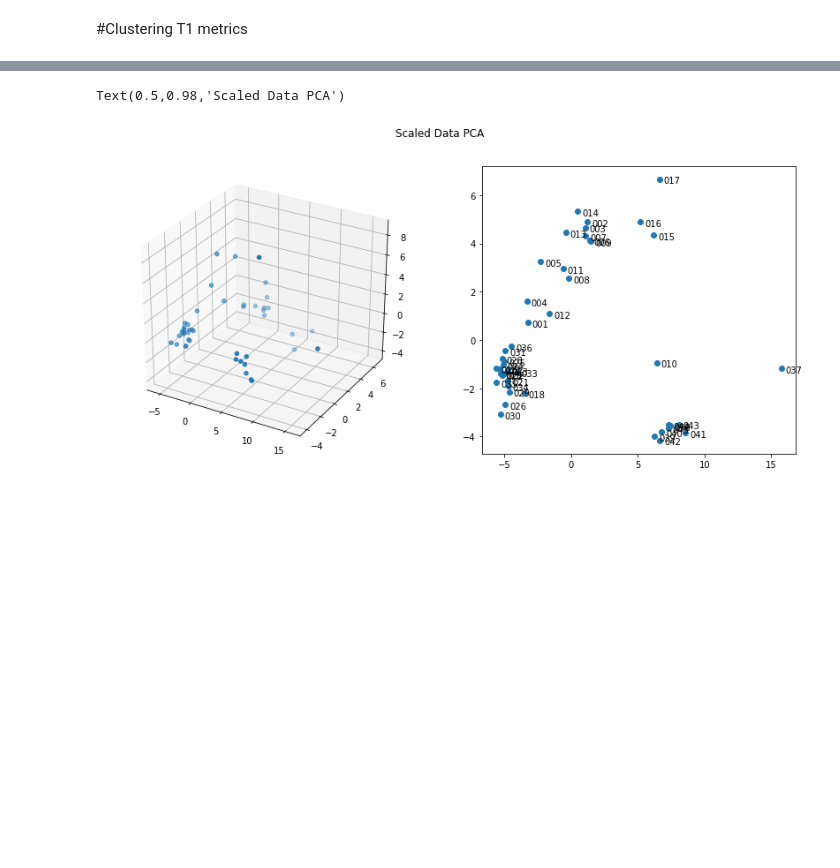
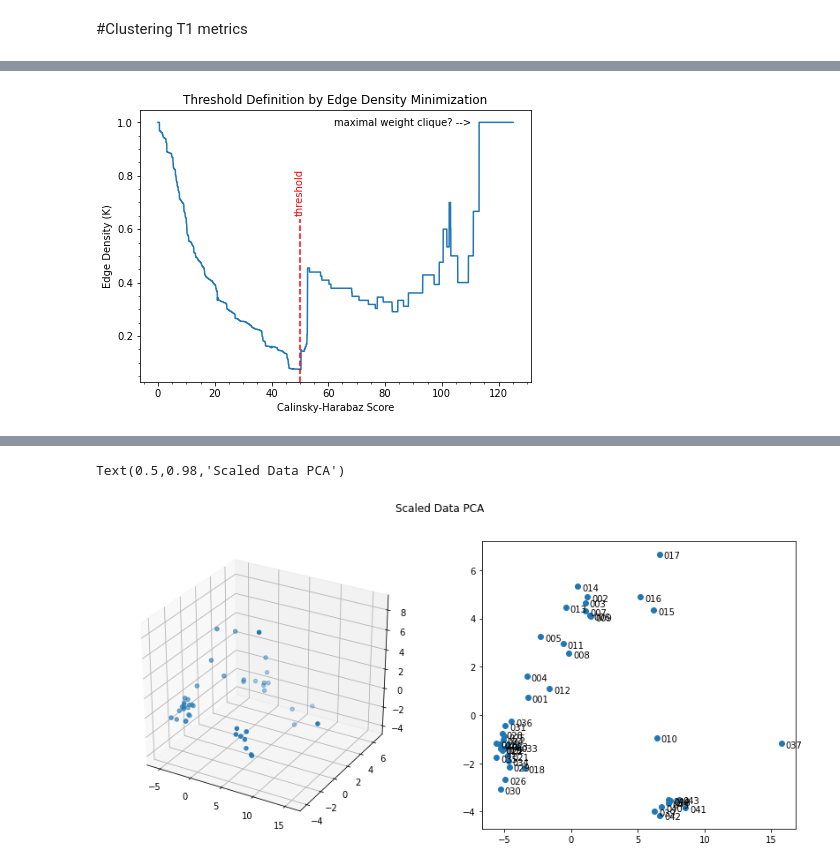
Before and after one commit to FMendezSlc/PREMCAS_COLAB, a Jupyter notebook: Classification_task.ipynb, the cells around one changed output, grey strips where cells are left out. Cells and saved outputs as stored; diff of their text form; code cells hidden in the pictures; blank space fills up the shorter version.

```diff
--- a/Classification_task.ipynb
+++ b/Classification_task.ipynb
@@ -69,0 +181,30 @@ denNorm_fig.savefig('C:\\Users\\FELIPE\\Documents\\PREEMACS\\std_data_dendrogram
+# %%
+# Threshold detection by minimizing edge density
+p_ch = []
+for ii in np.arange(0.0, max(CH_df.max()), 0.01):
+    wk_df = CH_df[CH_df > ii].dropna(axis = 0, how = 'all')
+    wk_df = wk_df[wk_df > ii].dropna(axis = 1, how = 'all')
+    n = wk_df.shape[0]
+    max_ed = (n*(n-1))
+    wk_sum = wk_df.notnull().sum().sum()
+    wk_p = wk_sum / max_ed
+    p_ch.append(wk_p)
+# %%
+# Get the values of the vector
+k = np.array(p_ch)
+chs_vec = np.arange(0.0, max(CH_df.max()), 0.01)
+k_min = np.argmin(k)
+thd = chs_vec[k_min] # threshold value
+# %%
+th_fig = plt.figure(figsize=(7,5))
+ax = th_fig.add_subplot()
+plt.plot(np.arange(0.0, max(CH_df.max()), 0.01), p_ch)
+plt.title('Threshold Definition by Edge Density Minimization')
+plt.xlabel('Calinsky-Harabaz Score')
+plt.ylabel('Edge Density (K)')
+plt.axvline(50, 0, .6, color = 'r', linestyle = '--')
+plt.annotate('threshold', xy = (chs_vec[k_min], .6), xytext = (-5, 15), textcoords = 'offset points', color = 'r', rotation = 90)
+plt.annotate('maximal weight clique? -->', xy = (115, 1), xytext = (-150, -3), textcoords = 'offset points', color = 'k')
+plt.minorticks_on()
+# %% [output]
+[figure, added]
```
Also changed, not shown: parts of 47 cells of this notebook, 1 other file.
